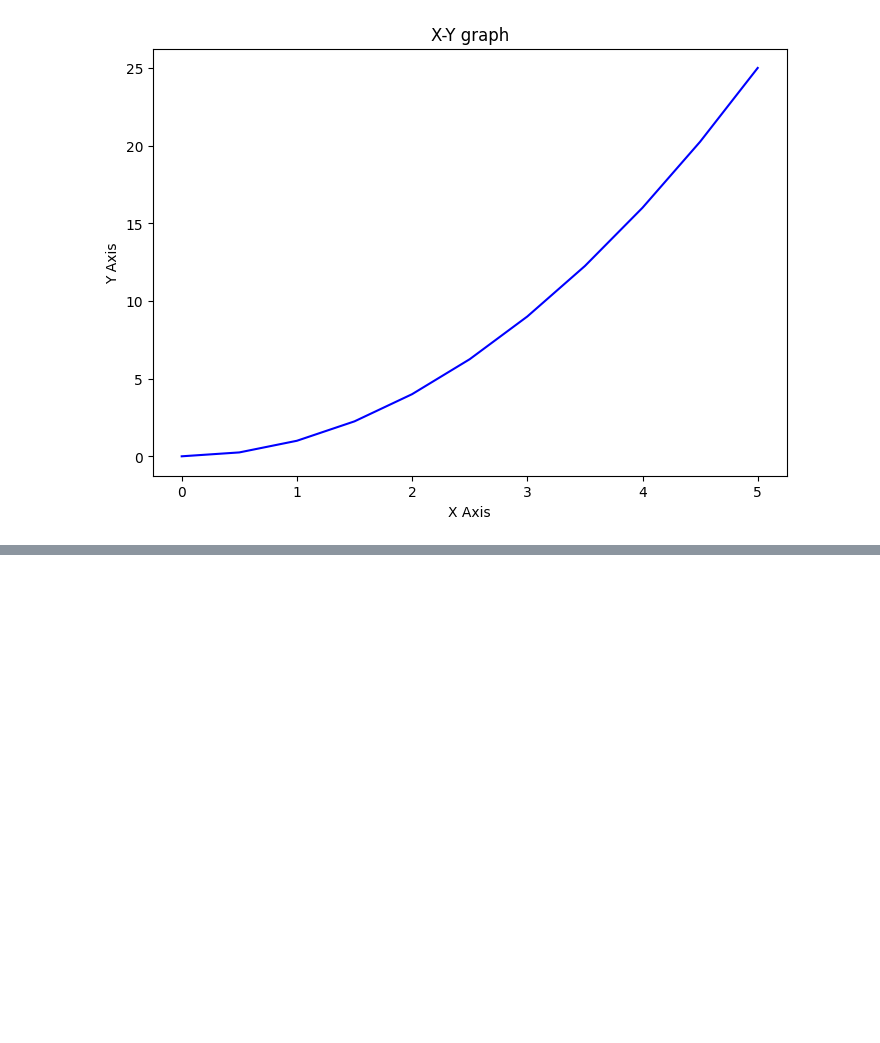
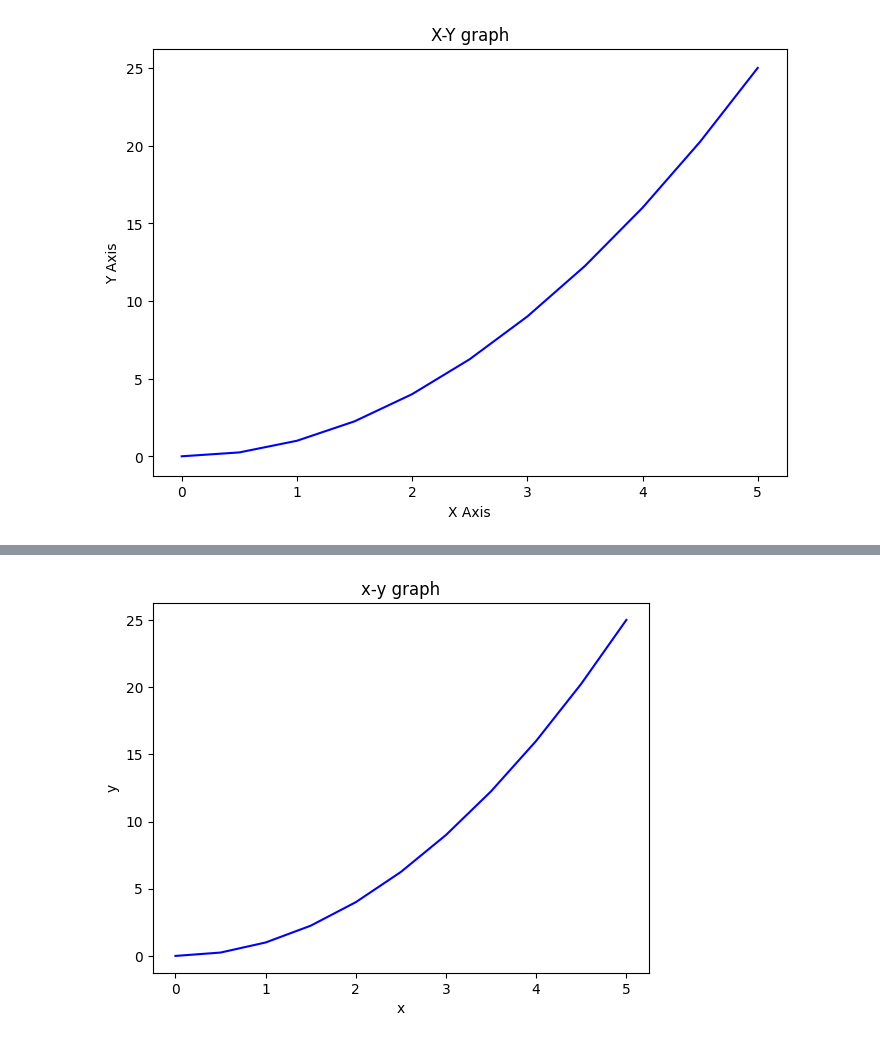
Before and after one commit to ashvikas23/DSL, a Jupyter notebook: prgm3.ipynb, the cells around one changed output, grey strips where cells are left out. Cells and saved outputs as stored; diff of their text form; code cells hidden in the pictures; blank space fills up the shorter version.

```diff
--- a/prgm3.ipynb
+++ b/prgm3.ipynb
@@ -41,0 +57,8 @@ Text(0.5, 1.0, 'X-Y graph')
+# %%
+fig,axes=plt.subplots()
+axes.plot(x,y,'b')
+axes.set_xlabel('x')
+axes.set_ylabel('y')
+axes.set_title('x-y graph');
+# %% [output]
+[figure, added]
```
Also changed, not shown: parts of 5 cells of this notebook.
